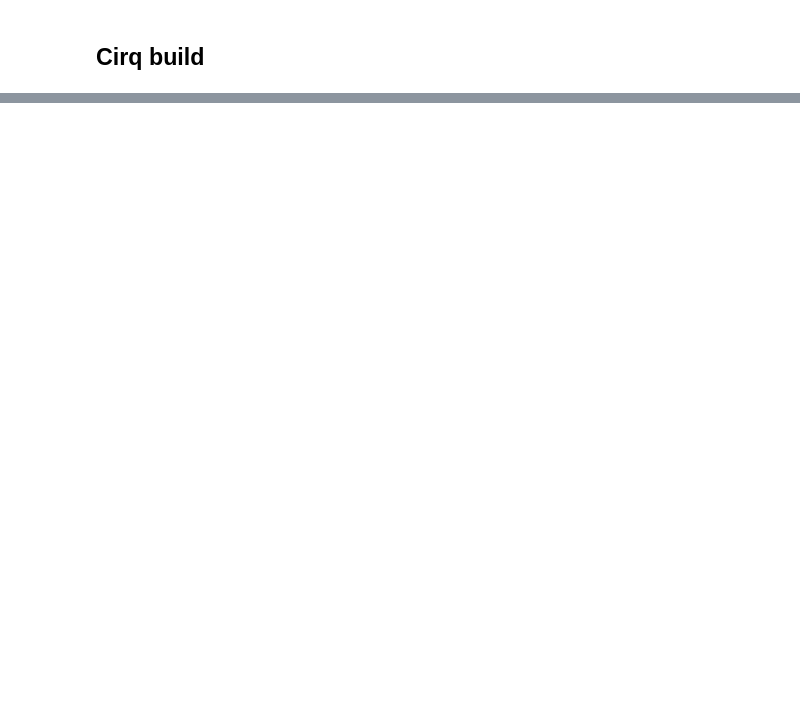
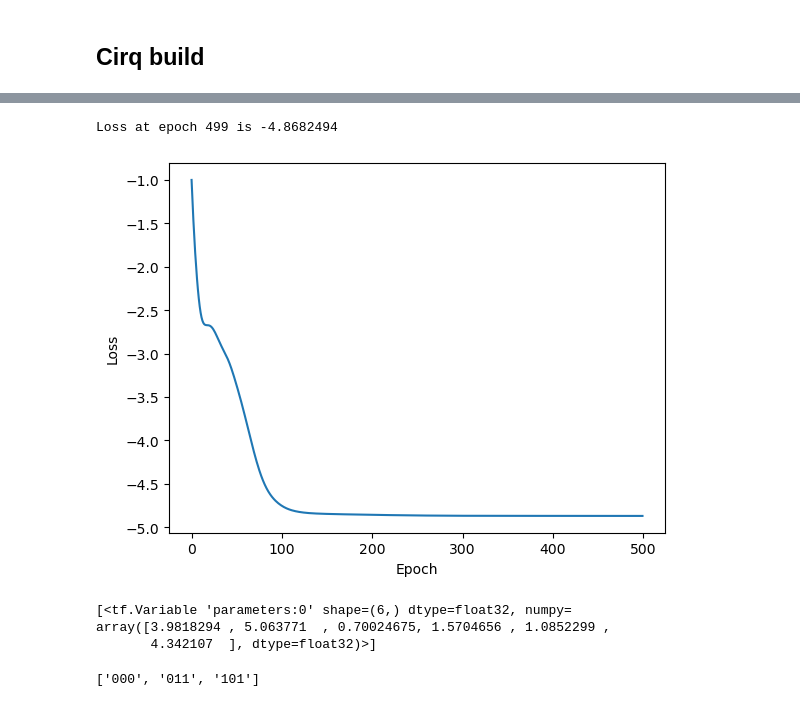
Before and after one commit to rafaeleb/kSAT, a Jupyter notebook: sat_qaoa.ipynb, the cells around one changed output, grey strips where cells are left out. Cells and saved outputs as stored; diff of their text form; code cells hidden in the pictures; blank space fills up the shorter version.

Commit message:
ksat update

```diff
--- a/sat_qaoa.ipynb
+++ b/sat_qaoa.ipynb
@@ -282,0 +300,40 @@ SVGCircuit(qaoa_circuit)
+# %%
+cost = cost_hamiltonian(qubits, total_clause)
+# %%
+initial = cirq.Circuit()
+
+for qubit in qubits:
+    initial.append(cirq.H(qubit))
+
+inputs = tfq.convert_to_tensor([initial])
+# %%
+ins = tf.keras.layers.Input(shape = (), dtype = tf.dtypes.string)
+outs = tfq.layers.PQC(qaoa_circuit, cost, differentiator = tfq.differentiators.Adjoint())(ins)
+ksat = tf.keras.models.Model(inputs = ins, outputs = outs)
+opt = tf.keras.optimizers.Adam(learning_rate = 0.01)
+# %%
+losses = []
+n_epoch = 500
+
+for epoch in range(n_epoch):
+
+    with tf.GradientTape() as tape:
+        error = ksat(inputs)
+
+    grads = tape.gradient(error, ksat.trainable_variables)
+    opt.apply_gradients(zip(grads, ksat.trainable_variables))
+    error = error.numpy()[0][0]
+    losses.append(error)
+
+    print('Loss at epoch ' + str(epoch) + ' is ' + str(error), end = '\r')
+# %% [output]
+Loss at epoch 499 is -4.8682494
+# %%
+plt.plot(losses)
+#plt.title("QAOA with TFQ")
+plt.xlabel("Epoch")
+plt.ylabel("Loss")
+plt.show()
+#plt.savefig("TSP_losses")
+# %% [output]
+[figure, added]
@@ -282,0 +343,24 @@ SVGCircuit(qaoa_circuit)
+# %%
+params = ksat.trainable_variables
+print(params)
+
+sample_circuit = tfq.layers.AddCircuit()(inputs, append=qaoa_circuit)
+output = tfq.layers.Sample()(sample_circuit, symbol_names=parameters, symbol_values=params, repetitions=1000)
+
+quantum_preds = []
+data = []
+for bits in output.values:
+    temp = []
+    data.append(to_dec(bits.numpy()))
+    for pos, bit in enumerate(bits):
+        if bit == 1:
+            temp.append(pos)
+    quantum_preds.append(temp)
+# %% [output]
+[<tf.Variable 'parameters:0' shape=(6,) dtype=float32, numpy=
+array([3.9818294 , 5.063771  , 0.70024675, 1.5704656 , 1.0852299 ,
+       4.342107  ], dtype=float32)>]
+# %%
+valid_keys
+# %% [output]
+['000', '011', '101']
```
Also changed, not shown: parts of 19 cells of this notebook, 1 other file.
